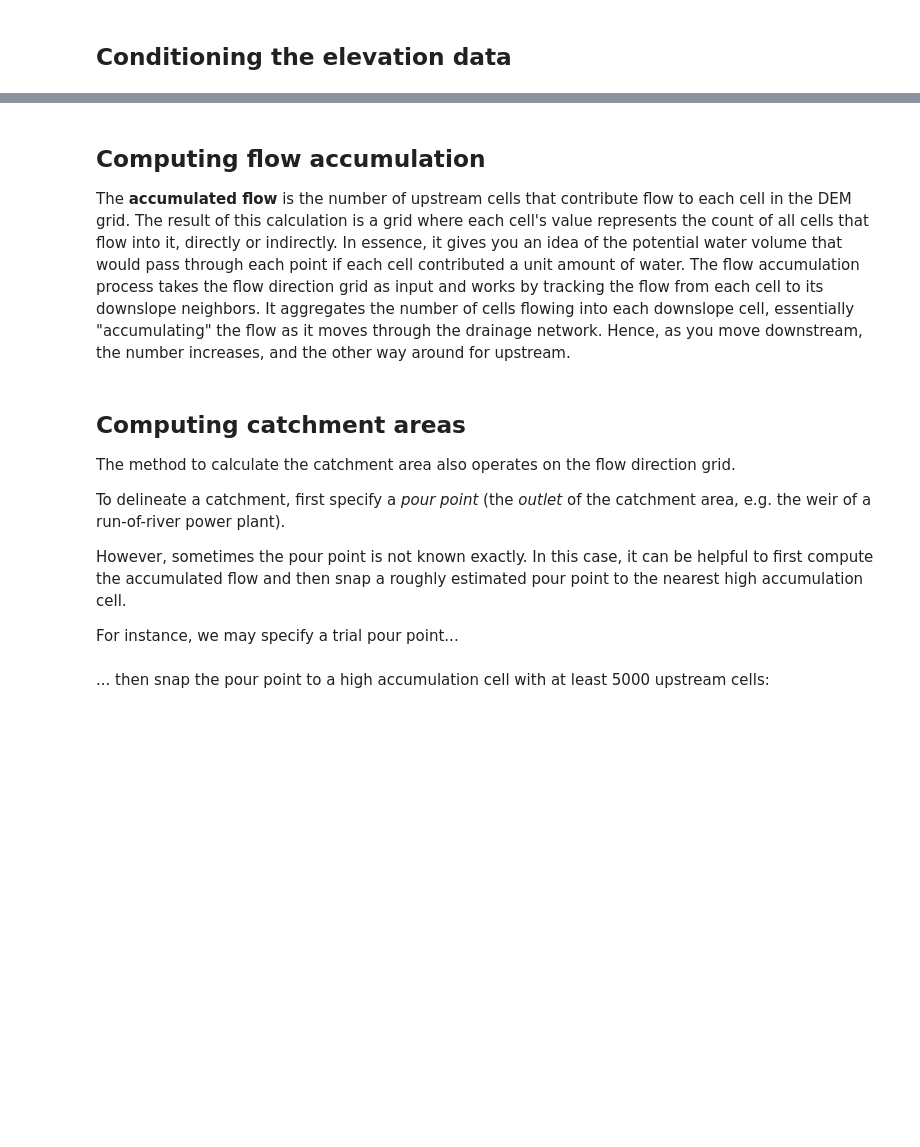
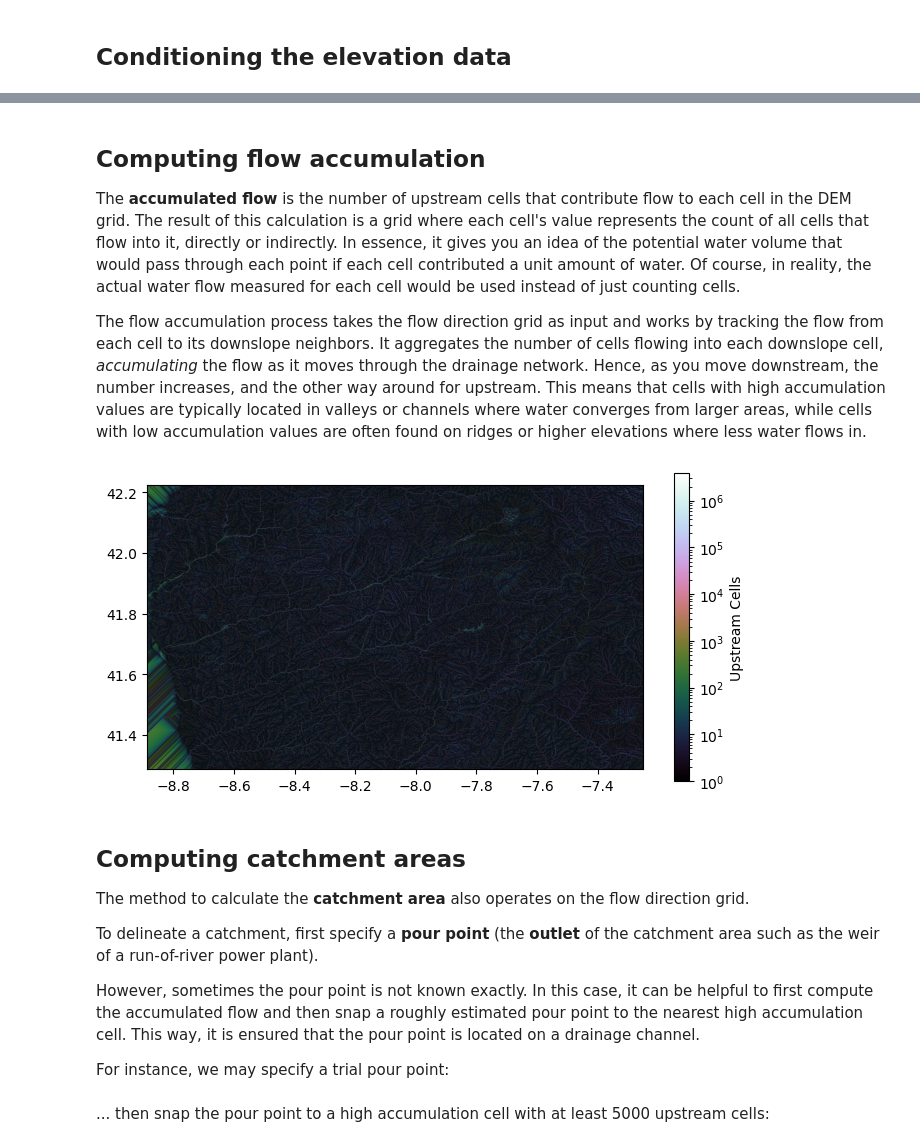
Before and after one commit to fneum/data-science-for-esm, a Jupyter notebook: data-science-for-esm/05-workshop-pysheds.ipynb, the cells around one changed output, grey strips where cells are left out. Drawn from its saved outputs; the diff is of its cells as text; code cells hidden in the pictures; blank space fills up the shorter version.

```diff
--- a/data-science-for-esm/05-workshop-pysheds.ipynb
+++ b/data-science-for-esm/05-workshop-pysheds.ipynb
@@ -114,29 +131,33 @@ plt.imshow(flowdir, extent=grid.extent, cmap="cividis")
 # %% [markdown]
 ## Computing flow accumulation
 
-The **accumulated flow** is the number of upstream cells that contribute flow to each cell in the DEM grid. The result of this calculation is a grid where each cell's value represents the count of all cells that flow into it, directly or indirectly. In essence, it gives you an idea of the potential water volume that would pass through each point if each cell contributed a unit amount of water. The flow accumulation process takes the flow direction grid as input and works by tracking the flow from each cell to its downslope neighbors. It aggregates the number of cells flowing into each downslope cell, essentially "accumulating" the flow as it moves through the drainage network. Hence, as you move downstream, the number increases, and the other way around for upstream.
+The **accumulated flow** is the number of upstream cells that contribute flow to each cell in the DEM grid. The result of this calculation is a grid where each cell's value represents the count of all cells that flow into it, directly or indirectly. In essence, it gives you an idea of the potential water volume that would pass through each point if each cell contributed a unit amount of water. Of course, in reality, the actual water flow measured for each cell would be used instead of just counting cells.
+
+The flow accumulation process takes the flow direction grid as input and works by tracking the flow from each cell to its downslope neighbors. It aggregates the number of cells flowing into each downslope cell, *accumulating* the flow as it moves through the drainage network. Hence, as you move downstream, the number increases, and the other way around for upstream. This means that cells with high accumulation values are typically located in valleys or channels where water converges from larger areas, while cells with low accumulation values are often found on ridges or higher elevations where less water flows in.
 # %%
 acc = grid.accumulation(flowdir)
 # %%
-fig, ax = plt.subplots()
+fig, ax = plt.subplots(figsize=(8, 4))
 im = ax.imshow(
     acc,
     extent=grid.extent,
     cmap="cubehelix",
     norm=LogNorm(1, acc.max()),
     interpolation="bilinear",
 )
-plt.colorbar(im, ax=ax, label="Upstream Cells", orientation="horizontal")
+plt.colorbar(im, ax=ax, label="Upstream Cells");
+# %% [output]
+[figure, added]
 # %% [markdown]
 ## Computing catchment areas
 
-The method to calculate the catchment area also operates on the flow direction grid.
+The method to calculate the **catchment area** also operates on the flow direction grid.
 
-To delineate a catchment, first specify a *pour point* (the *outlet* of the catchment area, e.g. the weir of a run-of-river power plant).
+To delineate a catchment, first specify a **pour point** (the **outlet** of the catchment area such as the weir of a run-of-river power plant).
 
-However, sometimes the pour point is not known exactly. In this case, it can be helpful to first compute the accumulated flow and then snap a roughly estimated pour point to the nearest high accumulation cell.
+However, sometimes the pour point is not known exactly. In this case, it can be helpful to first compute the accumulated flow and then snap a roughly estimated pour point to the nearest high accumulation cell. This way, it is ensured that the pour point is located on a drainage channel.
 
-For instance, we may specify a trial pour point...
+For instance, we may specify a trial pour point:
 # %%
 x, y = -7.954, 41.47
 # %% [markdown]
```
Also changed, not shown: parts of 16 cells of this notebook, 1 other file.
